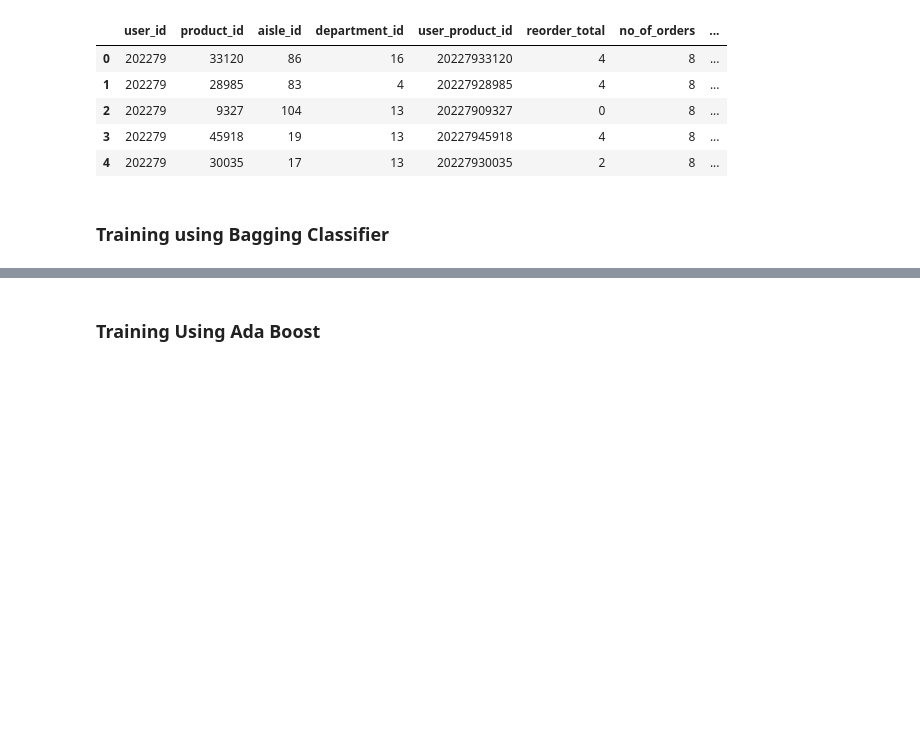
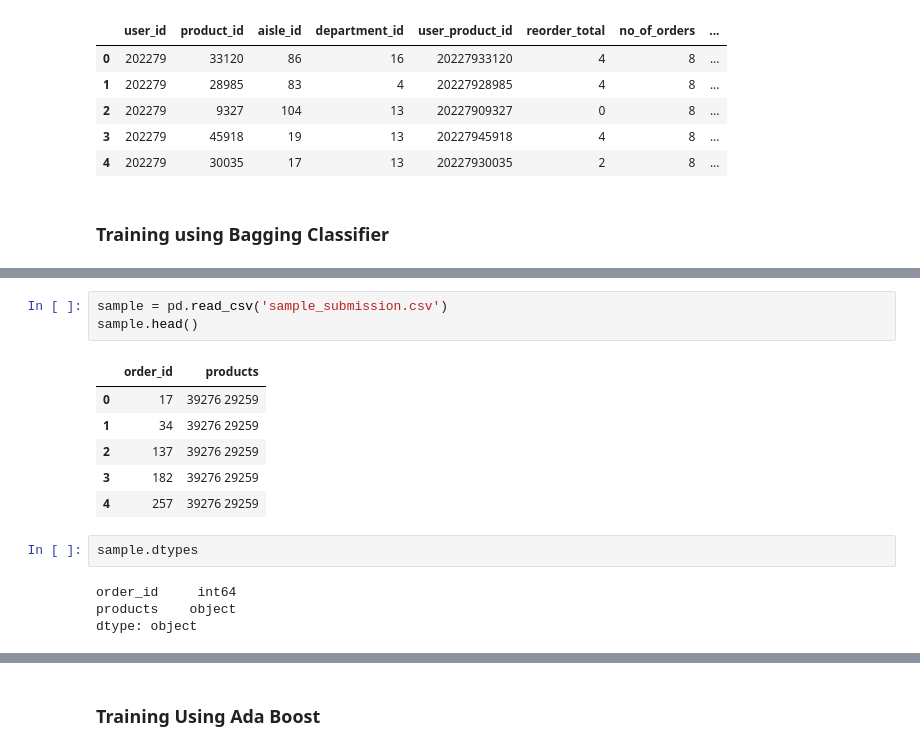
Before and after one commit to juemura/cs241, a Jupyter notebook: ianPortion.ipynb, the cells around one changed output, grey strips where cells are left out. Drawn from its saved outputs; the diff is of its cells as text; blank space fills up the shorter version.

```diff
--- a/ianPortion.ipynb
+++ b/ianPortion.ipynb
@@ -657,0 +670,16 @@ y_pred.head()
+# %%
+sample = pd.read_csv('sample_submission.csv')
+sample.head()
+# %% [output]
+|  | order_id | products |
+| 0 | 17 | 39276 29259 |
+| 1 | 34 | 39276 29259 |
+| 2 | 137 | 39276 29259 |
+| 3 | 182 | 39276 29259 |
+| 4 | 257 | 39276 29259 |
+# %%
+sample.dtypes
+# %% [output]
+order_id     int64
+products    object
+dtype: object
```
Also changed, not shown: parts of 5 cells of this notebook, 1 other file.
